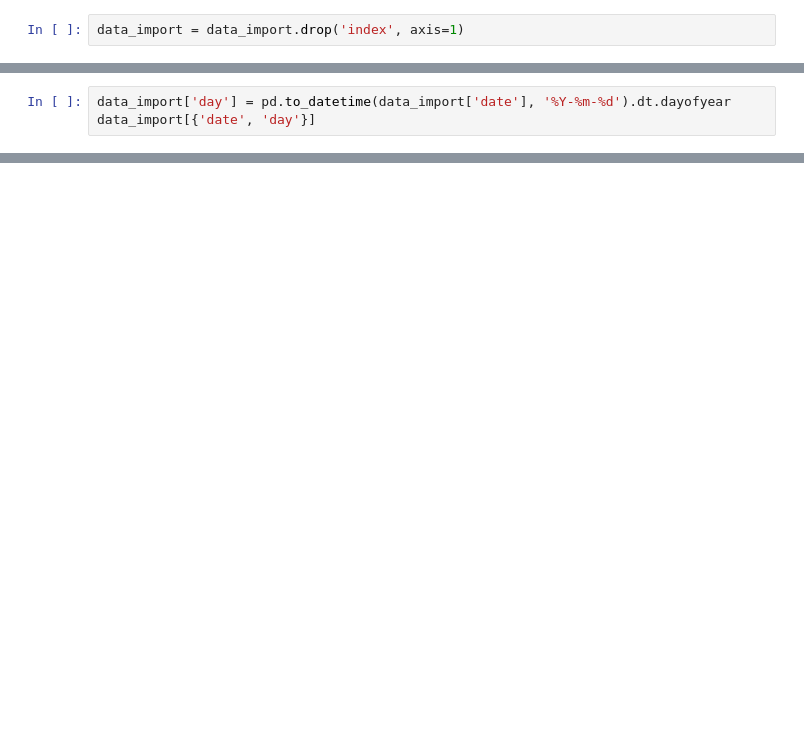
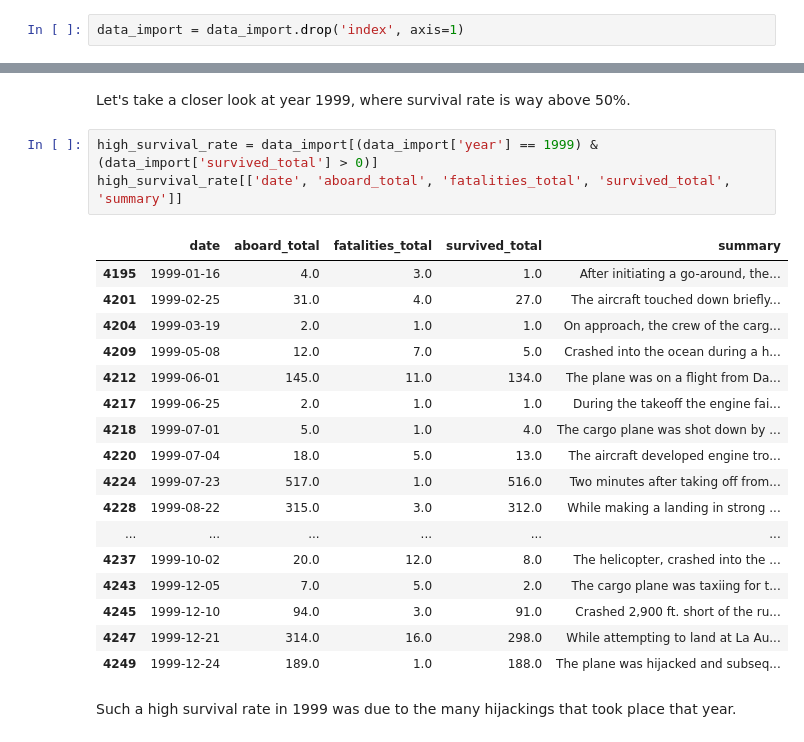
Before and after one commit to Arbuz0/aviation-accidents, a Jupyter notebook: EDA.ipynb, the cells around one changed output, grey strips where cells are left out. Drawn from its saved outputs; the diff is of its cells as text; blank space fills up the shorter version.

```diff
--- a/EDA.ipynb
+++ b/EDA.ipynb
@@ -85,3 +117,0 @@ fig.show()
-# %%
-data_import['day'] = pd.to_datetime(data_import['date'], '%Y-%m-%d').dt.dayofyear
-data_import[{'date', 'day'}]
@@ -163,0 +232,25 @@ fig.show()
+# %% [markdown]
+Let's take a closer look at year 1999, where survival rate is way above 50%.
+# %%
+high_survival_rate = data_import[(data_import['year'] == 1999) & (data_import['survived_total'] > 0)]
+high_survival_rate[['date', 'aboard_total', 'fatalities_total', 'survived_total', 'summary']]
+# %% [output]
+|  | date | aboard_total | fatalities_total | survived_total | summary |
+| 4195 | 1999-01-16 | 4.0 | 3.0 | 1.0 | After initiating a go-around, the... |
+| 4201 | 1999-02-25 | 31.0 | 4.0 | 27.0 | The aircraft touched down briefly... |
+| 4204 | 1999-03-19 | 2.0 | 1.0 | 1.0 | On approach, the crew of the carg... |
+| 4209 | 1999-05-08 | 12.0 | 7.0 | 5.0 | Crashed into the ocean during a h... |
+| 4212 | 1999-06-01 | 145.0 | 11.0 | 134.0 | The plane was on a flight from Da... |
+| 4217 | 1999-06-25 | 2.0 | 1.0 | 1.0 | During the takeoff the engine fai... |
+| 4218 | 1999-07-01 | 5.0 | 1.0 | 4.0 | The cargo plane was shot down by ... |
+| 4220 | 1999-07-04 | 18.0 | 5.0 | 13.0 | The aircraft developed engine tro... |
+| 4224 | 1999-07-23 | 517.0 | 1.0 | 516.0 | Two minutes after taking off from... |
+| 4228 | 1999-08-22 | 315.0 | 3.0 | 312.0 | While making a landing in strong ... |
+| ... | ... | ... | ... | ... | ... |
+| 4237 | 1999-10-02 | 20.0 | 12.0 | 8.0 | The helicopter, crashed into the ... |
+| 4243 | 1999-12-05 | 7.0 | 5.0 | 2.0 | The cargo plane was taxiing for t... |
+| 4245 | 1999-12-10 | 94.0 | 3.0 | 91.0 | Crashed 2,900 ft. short of the ru... |
+| 4247 | 1999-12-21 | 314.0 | 16.0 | 298.0 | While attempting to land at La Au... |
+| 4249 | 1999-12-24 | 189.0 | 1.0 | 188.0 | The plane was hijacked and subseq... |
+# %% [markdown]
+Such a high survival rate in 1999 was due to the many hijackings that took place that year.
```
Also changed, not shown: parts of 47 cells of this notebook, 3 other files.
